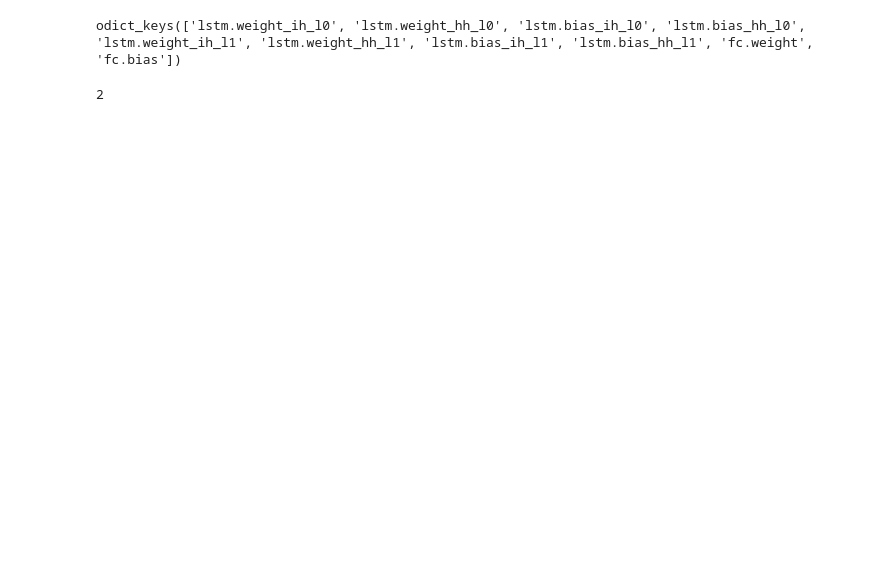
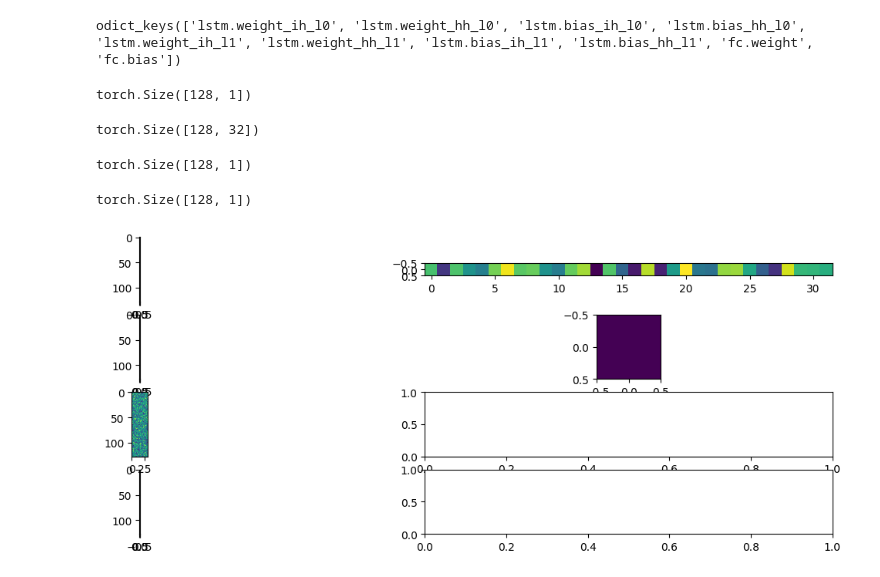
Before and after one commit to sollall/vismodel, a Jupyter notebook: sample_lstm.ipynb, the cells around one changed output. Drawn from its saved outputs; the diff is of its cells as text; code cells hidden in the pictures; blank space fills up the shorter version.

```diff
--- a/sample_lstm.ipynb
+++ b/sample_lstm.ipynb
@@ -75,9 +75,27 @@ model.state_dict().keys()
 # %% [output]
 odict_keys(['lstm.weight_ih_l0', 'lstm.weight_hh_l0', 'lstm.bias_ih_l0', 'lstm.bias_hh_l0', 'lstm.weight_ih_l1', 'lstm.weight_hh_l1', 'lstm.bias_ih_l1', 'lstm.bias_hh_l1', 'fc.weight', 'fc.bias'])
 # %%
-model.lstm.num_layers
+model.lstm.weight_ih_l0.shape
 # %% [output]
-2
+torch.Size([128, 1])
+# %%
+model.lstm.weight_hh_l0.shape
+# %% [output]
+torch.Size([128, 32])
+# %%
+model.lstm.bias_ih_l0.unsqueeze(1).shape
+# %% [output]
+torch.Size([128, 1])
+# %%
+model.lstm.bias_hh_l0.unsqueeze(1).shape
+# %% [output]
+torch.Size([128, 1])
+# %%
+from vismodel.visualize import visualize_wandb
+
+visualize_wandb(model)
+# %% [output]
+[figure, added]
 # %%
 # モデルの評価
 model.eval()
```
Also changed, not shown: parts of 1 cell of this notebook, 2 other files.
